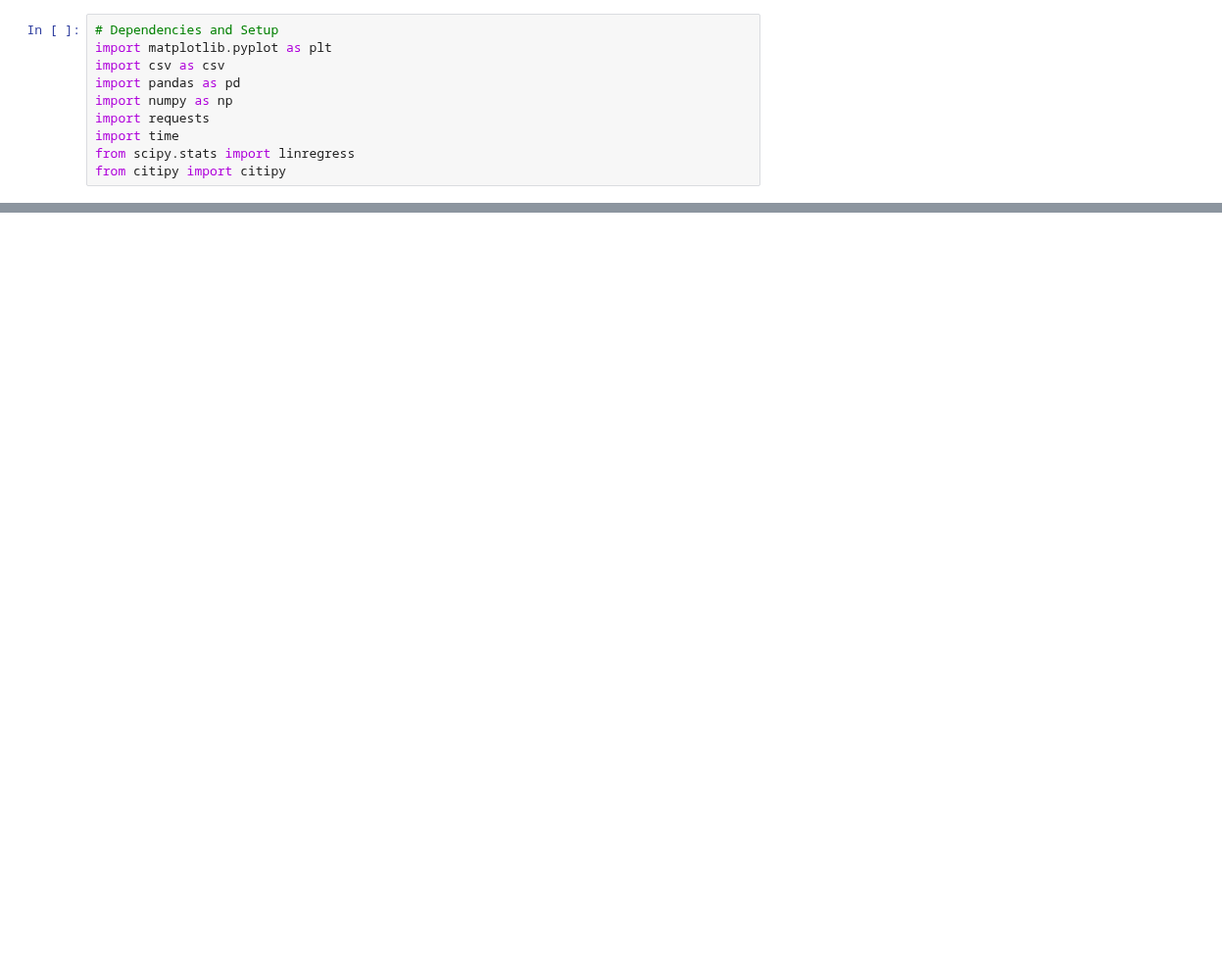
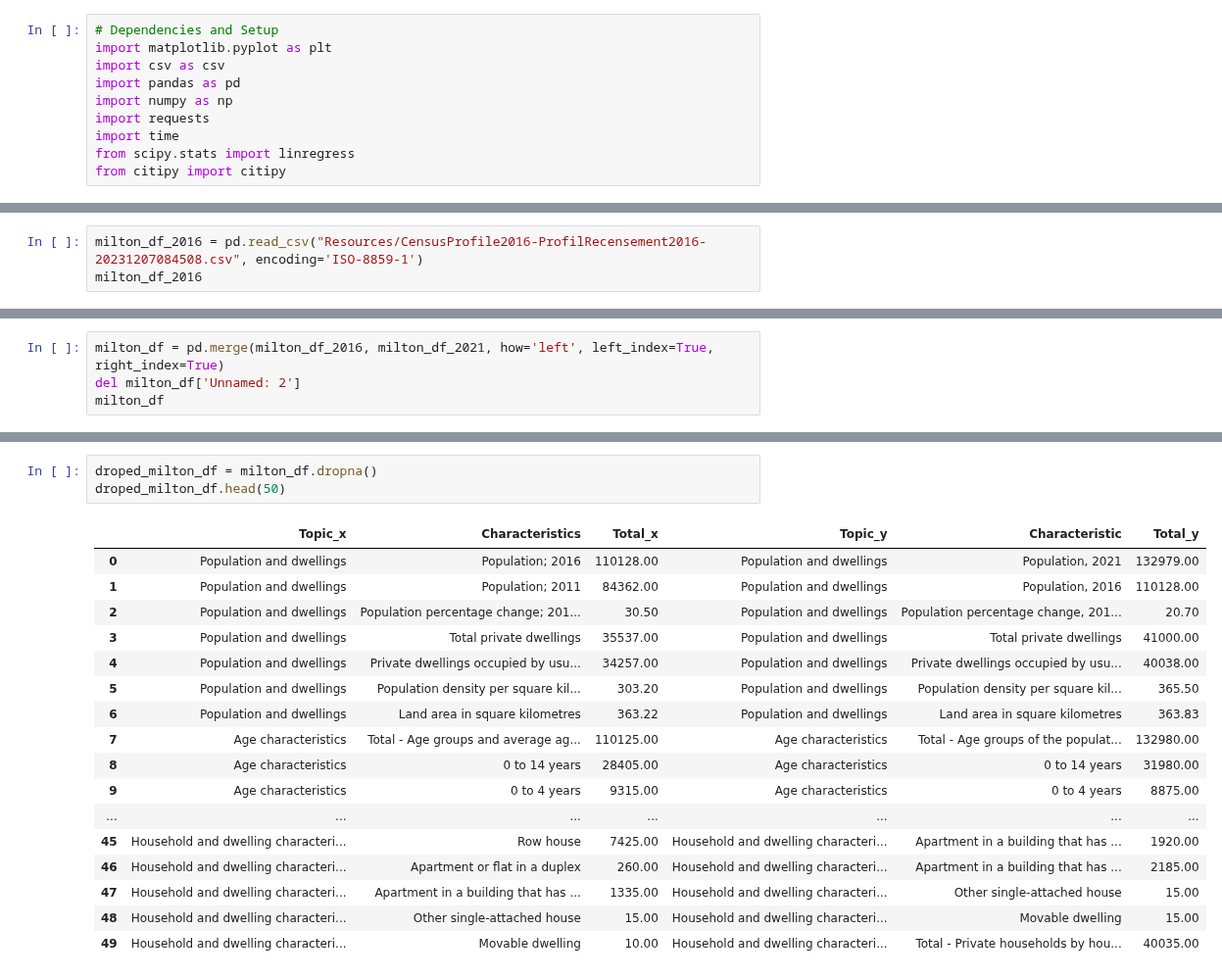
Before and after one commit to MaisieDeGraaf/oakville-housing-analysis, a Jupyter notebook: Project 1 bootcamp/Milton Analysis Project 1 Bootcamp.ipynb, the cells around one changed output, grey strips where cells are left out. Shown at 98% size. Drawn from its saved outputs; the diff is of its cells as text; blank space fills up the shorter version.

```diff
--- a/Project 1 bootcamp/Milton Analysis Project 1 Bootcamp.ipynb
+++ b/Project 1 bootcamp/Milton Analysis Project 1 Bootcamp.ipynb
@@ -43,0 +50,3 @@ milton_housing_df.head(5)
+# %%
+milton_df_2016 = pd.read_csv("Resources/CensusProfile2016-ProfilRecensement2016-20231207084508.csv", encoding='ISO-8859-1')
+milton_df_2016
@@ -43,0 +67,4 @@ milton_housing_df.head(5)
+# %%
+milton_df = pd.merge(milton_df_2016, milton_df_2021, how='left', left_index=True, right_index=True)
+del milton_df['Unnamed: 2']
+milton_df
@@ -43,0 +85,21 @@ milton_housing_df.head(5)
+# %%
+droped_milton_df = milton_df.dropna()
+droped_milton_df.head(50)
+# %% [output]
+|  | Topic_x | Characteristics | Total_x | Topic_y | Characteristic | Total_y |
+| 0 | Population and dwellings | Population; 2016 | 110128.00 | Population and dwellings | Population, 2021 | 132979.00 |
+| 1 | Population and dwellings | Population; 2011 | 84362.00 | Population and dwellings | Population, 2016 | 110128.00 |
+| 2 | Population and dwellings | Population percentage change; 201... | 30.50 | Population and dwellings | Population percentage change, 201... | 20.70 |
+| 3 | Population and dwellings | Total private dwellings | 35537.00 | Population and dwellings | Total private dwellings | 41000.00 |
+| 4 | Population and dwellings | Private dwellings occupied by usu... | 34257.00 | Population and dwellings | Private dwellings occupied by usu... | 40038.00 |
+| 5 | Population and dwellings | Population density per square kil... | 303.20 | Population and dwellings | Population density per square kil... | 365.50 |
+| 6 | Population and dwellings | Land area in square kilometres | 363.22 | Population and dwellings | Land area in square kilometres | 363.83 |
+| 7 | Age characteristics | Total - Age groups and average ag... | 110125.00 | Age characteristics | Total - Age groups of the populat... | 132980.00 |
+| 8 | Age characteristics | 0 to 14 years | 28405.00 | Age characteristics | 0 to 14 years | 31980.00 |
+| 9 | Age characteristics | 0 to 4 years | 9315.00 | Age characteristics | 0 to 4 years | 8875.00 |
+| ... | ... | ... | ... | ... | ... | ... |
+| 45 | Household and dwelling characteri... | Row house | 7425.00 | Household and dwelling characteri... | Apartment in a building that has ... | 1920.00 |
+| 46 | Household and dwelling characteri... | Apartment or flat in a duplex | 260.00 | Household and dwelling characteri... | Apartment in a building that has ... | 2185.00 |
+| 47 | Household and dwelling characteri... | Apartment in a building that has ... | 1335.00 | Household and dwelling characteri... | Other single-attached house | 15.00 |
+| 48 | Household and dwelling characteri... | Other single-attached house | 15.00 | Household and dwelling characteri... | Movable dwelling | 15.00 |
+| 49 | Household and dwelling characteri... | Movable dwelling | 10.00 | Household and dwelling characteri... | Total - Private households by hou... | 40035.00 |
```
Also changed, not shown: parts of 6 cells of this notebook, 7 other files.
